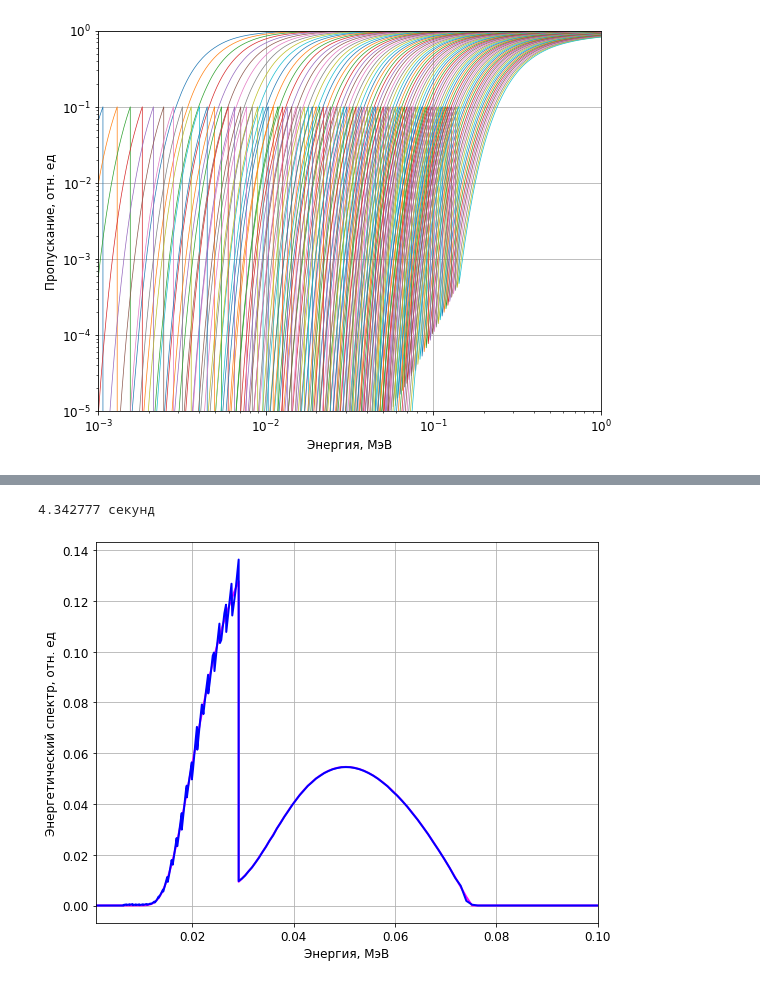
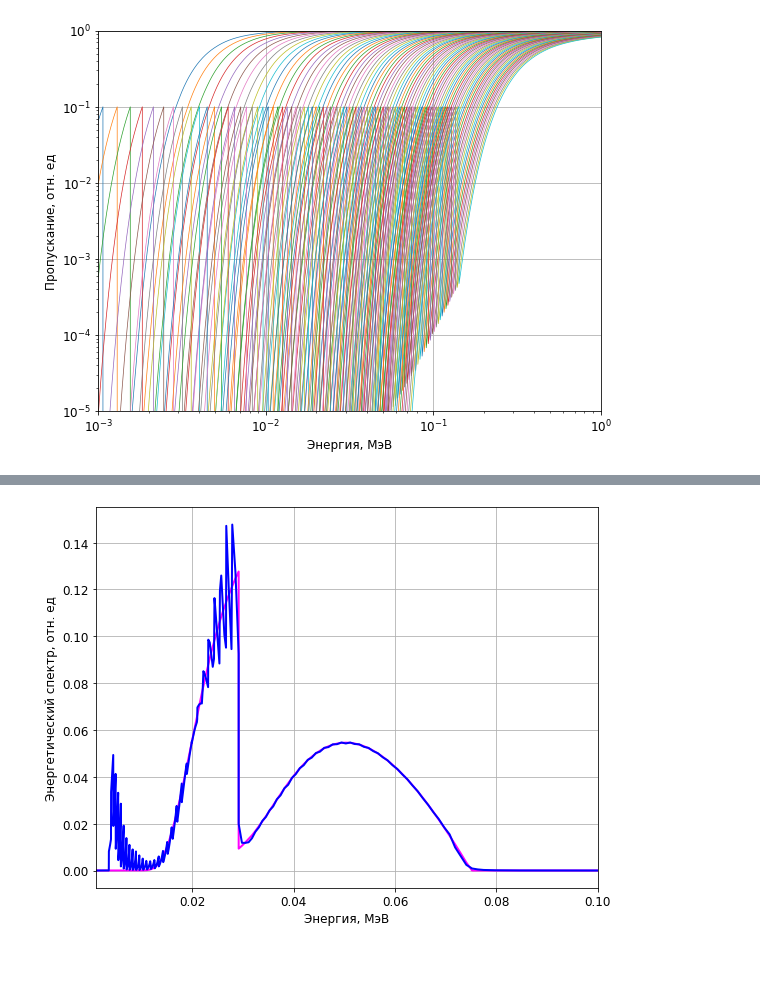
Before and after one commit to danisgrpv/gamma_4, a Jupyter notebook: Notebooks/Создание библиотеки/Notebook_00_Создание_библиотеки.ipynb, the cells around one changed output, grey strips where cells are left out. Drawn from its saved outputs; the diff is of its cells as text; code cells hidden in the pictures.

Commit message:
Gold function

```diff
--- a/Notebooks/Создание библиотеки/Notebook_00_Создание_библиотеки.ipynb
+++ b/Notebooks/Создание библиотеки/Notebook_00_Создание_библиотеки.ipynb
@@ -242,11 +139,3 @@ sp = [0 for i in range(len(signals_simpson))]
 norm = [0 for i in range(len(signals_simpson))]
 decb = [0 for i in range(len(signals_simpson))]
 dev = [0 for i in range(len(signals_simpson))]
-# %%
-import time
-# восстановление спектра методом Голда на основании К-фильтров
-start_time = time.time()
-sp, norm, dev = Gold(Matrix, signals_simpson, ENERGY_MESH, brem, new_en, 1, 10000, w=True, d=False)[:3]
-print(f'{round(time.time()-start_time, 6)} секунд')
-# %% [output]
-4.342777 секунд
@@ -252,0 +226,25 @@ print(f'{round(time.time()-start_time, 6)} секунд')
+# %%
+def get_deviation(initial_mesh, initial_spectrum, deconvolved_mesh, deconvolved_spectrum):
+    """
+    Возвращает ошибку восстановления спектра
+    """
+    deconvolved_spectrum_on_initial_mesh = np.interp(initial_mesh, deconvolved_mesh, deconvolved_spectrum)
+    unfolding_deviation = (initial_spectrum - deconvolved_spectrum_on_initial_mesh)**2
+
+    return simpson_rule(unfolding_deviation) / simpson_rule(initial_spectrum**2)
+
+
+def get_deviation_up_to_bound(initial_mesh, initial_spectrum, deconvolved_mesh, deconvolved_spectrum, bound):
+    """
+    Возвращает ошибки восстановления спектра в области до К скачка 100 элемента таблицы Менделеева
+    """
+    deconvolved_spectrum_on_initial_mesh = np.interp(initial_mesh, deconvolved_mesh, deconvolved_spectrum)
+    initial_spectrum_up_to_bound = np.copy(initial_spectrum)
+    deconvolved_spectrum_up_to_bound = np.copy(deconvolved_spectrum_on_initial_mesh)
+    initial_spectrum_up_to_bound[bound:] = 0 # зануление части, лежащей выше требуемого К скачка
+    deconvolved_spectrum_up_to_bound[bound:] = 0 # зануление части, лежащей выше требуемого К скачка
+    unfolding_deviation = (initial_spectrum_up_to_bound - deconvolved_spectrum_up_to_bound)**2
+
+    return simpson_rule(unfolding_deviation) / simpson_rule(initial_spectrum_up_to_bound**2)
+# %%
+bound_100_kev = Material(100).k_edge_index()
@@ -253,18 +298,20 @@ print(f'{round(time.time()-start_time, 6)} секунд')
+# %%
+sp = Gold(Matrix, signals_simpson, 2, ENERGY_MESH, new_mesh, brem, iteration_number=10000, bound=bound_100_kev, journal=False)
 # %%
 fig, ax = plt.subplots(figsize=(9, 7))
 
 ax.plot(ENERGY_MESH, brem, ls='-', lw='2', ms=5, color='magenta')
-ax.plot(new_en, sp, ls='-', lw='2', ms=5, color='blue')
+ax.plot(new_mesh, sp[0], ls='-', lw='2', ms=5, color='blue')
 
 
 # настройки графика
 ax.set_xlabel('Энергия, МэВ', fontsize=12)
 ax.set_ylabel('Энергетический спектр, отн. ед', fontsize=12)
 ax.tick_params(axis='both', labelsize=12)
 # ax.set_xscale('log')
 # ax.set_yscale('log')
 ax.set_xlim(1e-3, 0.10e0)
-# ax.set_ylim(1e-7, 1.2)
+# ax.set_ylim(1e-7, 0.5)
 ax.grid(True)
 # %% [output]
-[figure, old version]
+[figure, new version]
```
Also changed, not shown: parts of 21 cells of this notebook, 31 other files.
